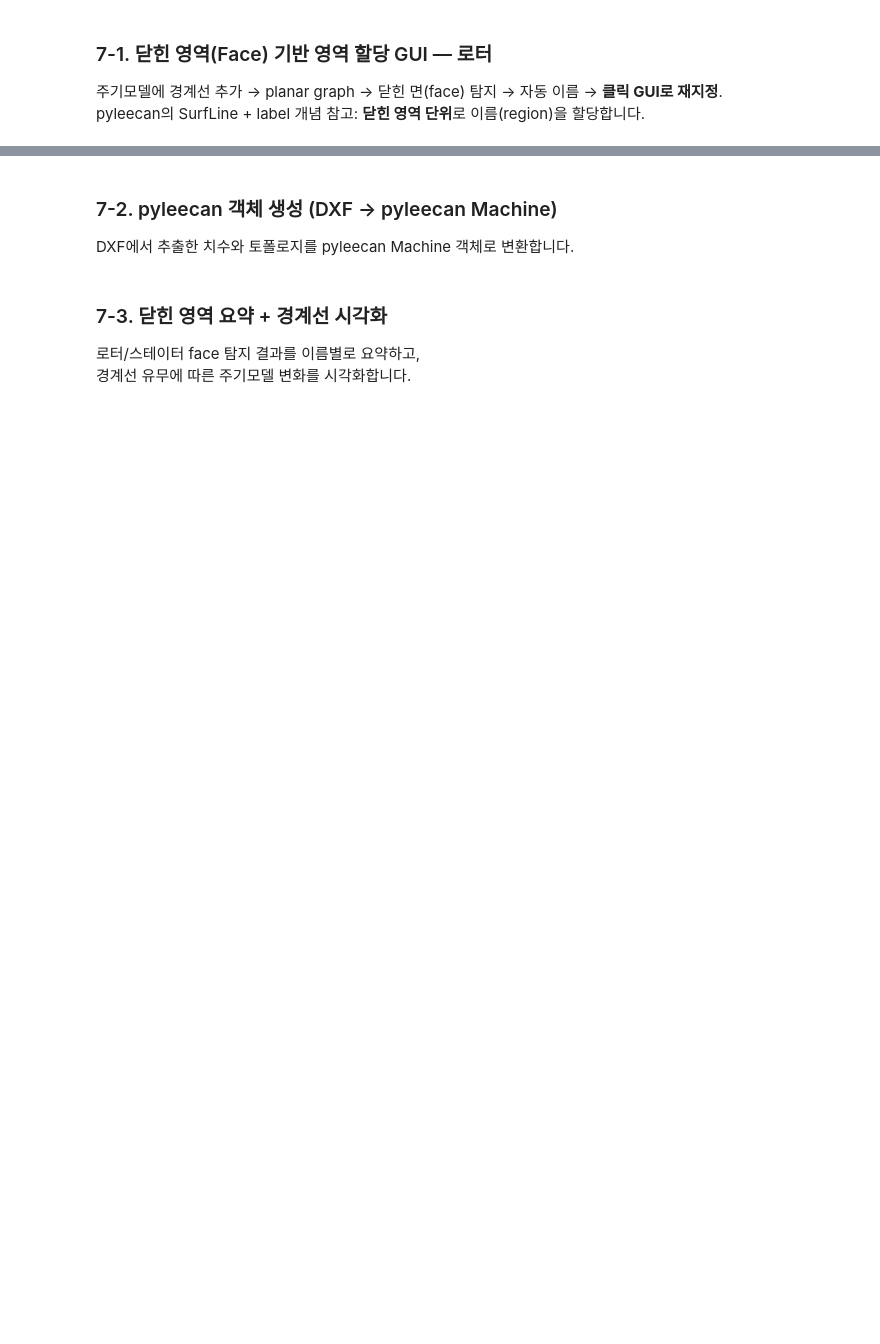
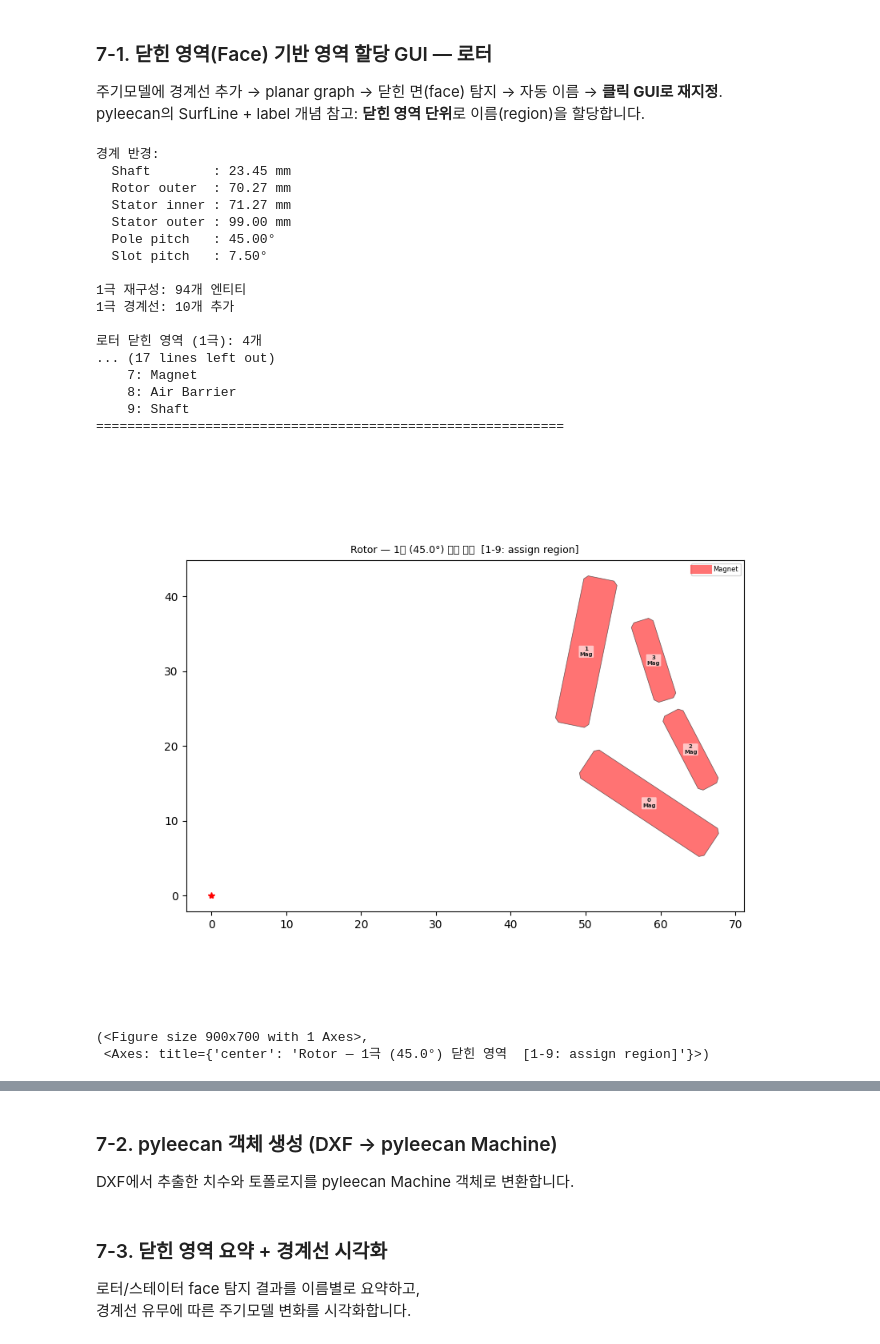
Before and after one commit to enjoyneer87/eMach, a Jupyter notebook: mlxperPJT/pyMotorGeo_v1.ipynb, the cells around one changed output, grey strips where cells are left out. Drawn from its saved outputs; the diff is of its cells as text; code cells hidden in the pictures; blank space fills up the shorter version.

```diff
--- a/mlxperPJT/pyMotorGeo_v1.ipynb
+++ b/mlxperPJT/pyMotorGeo_v1.ipynb
@@ -854,34 +683,56 @@ print(f"1극 재구성: {len(one_pole_ents)}개 엔티티")
 # ── 1극 닫기 (close_one_pole) ──
 pole_result = close_one_pole(
     one_pole_ents, origin,
     pole_pitch_deg=pole_pitch_deg,
     r_shaft=r_shaft,
     r_rotor_outer=r_rotor_outer,
-)
+    concentric_radials=half_pole.get('concentric_radials', []) if half_pole else None,
+ )
 print(f"1극 경계선: {len(pole_result['boundaries'])}개 추가")
 print()
 
 # ── 로터 face 탐지 + 자동 이름 ──
 rotor_faces = detect_closed_faces(
     pole_result['closed_entities'], origin, min_area=1.0)
 auto_name_faces(rotor_faces, r_shaft, r_rotor_outer,
                 r_stator_inner, r_stator_outer_val,
                 rotor_topology='SPM')
 
 print(f"로터 닫힌 영역 (1극): {len(rotor_faces)}개")
 for i, fi in enumerate(rotor_faces):
     print(f"  Face #{i}: {FACE_REGION_NAMES.get(fi['name'], fi['name']):16s}  "
           f"area={fi['area']:.1f}  r=[{fi['r_min']:.1f}~{fi['r_max']:.1f}]")
 print()
 
 # ── 인터랙티브 GUI (로터 1극) ──
 rotor_face_gui = FaceRegionGUILite(
     rotor_faces, origin,
     FACE_REGION_NAMES, FACE_REGION_COLORS,
     title=f'Rotor — 1극 ({pole_pitch_deg:.1f}°) 닫힌 영역',
     figsize=(9, 7),
 )
 rotor_face_gui.show()
+# %% [output]
+경계 반경:
+  Shaft        : 23.45 mm
+  Rotor outer  : 70.27 mm
+  Stator inner : 71.27 mm
+  Stator outer : 99.00 mm
+  Pole pitch   : 45.00°
+  Slot pitch   : 7.50°
+
+1극 재구성: 94개 엔티티
+1극 경계선: 10개 추가
+
+로터 닫힌 영역 (1극): 4개
+... (17 lines left out)
+    7: Magnet
+    8: Air Barrier
+    9: Shaft
+============================================================
+[figure, added]
+(<Figure size 900x700 with 1 Axes>,
+ <Axes: title={'center': 'Rotor — 1극 (45.0°) 닫힌 영역  [1-9: assign region]'}>)
 # %%
 # =============================================================================
 # 7-2. 닫힌 영역(Face) — 1슬롯 단위 close (v1.5.1 권장 워크플로우)
```
Also changed, not shown: parts of 7 cells of this notebook, 5 other files.
